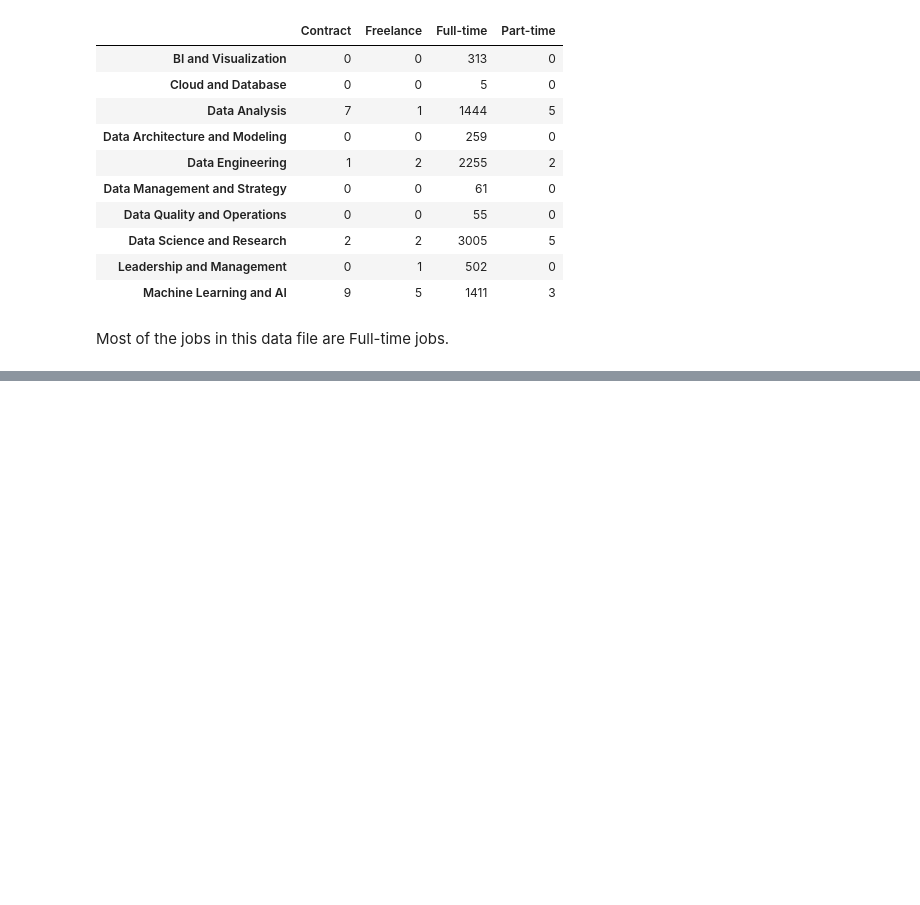
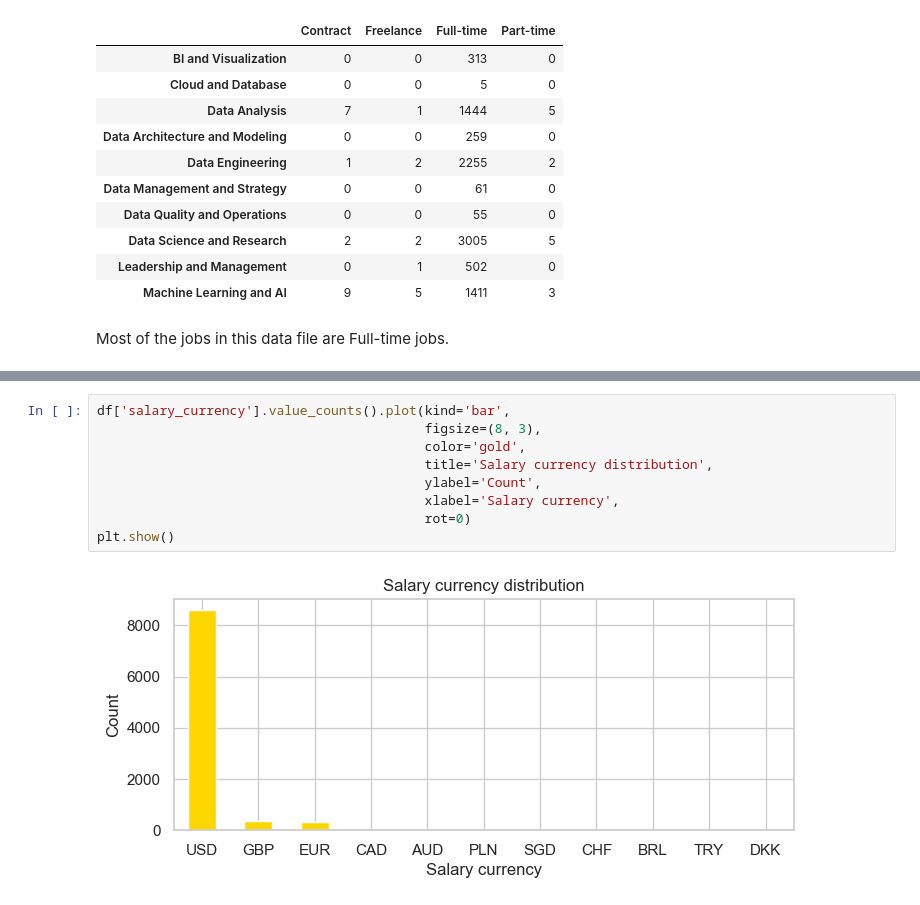
Before and after one commit to DaniloGrujic/data-jobs, a Jupyter notebook: Jobs In Data.ipynb, the cells around one changed output, grey strips where cells are left out. Cells and saved outputs as stored; diff of their text form; blank space fills up the shorter version.

```diff
--- a/Jobs In Data.ipynb
+++ b/Jobs In Data.ipynb
@@ -130,0 +149,11 @@ ctg_avg_salary.describe()
+# %%
+df['salary_currency'].value_counts().plot(kind='bar',
+                                          figsize=(8, 3),
+                                          color='gold',
+                                          title='Salary currency distribution',
+                                          ylabel='Count',
+                                          xlabel='Salary currency',
+                                          rot=0)
+plt.show()
+# %% [output]
+[figure, added]
```
Also changed, not shown: parts of 5 cells of this notebook.
